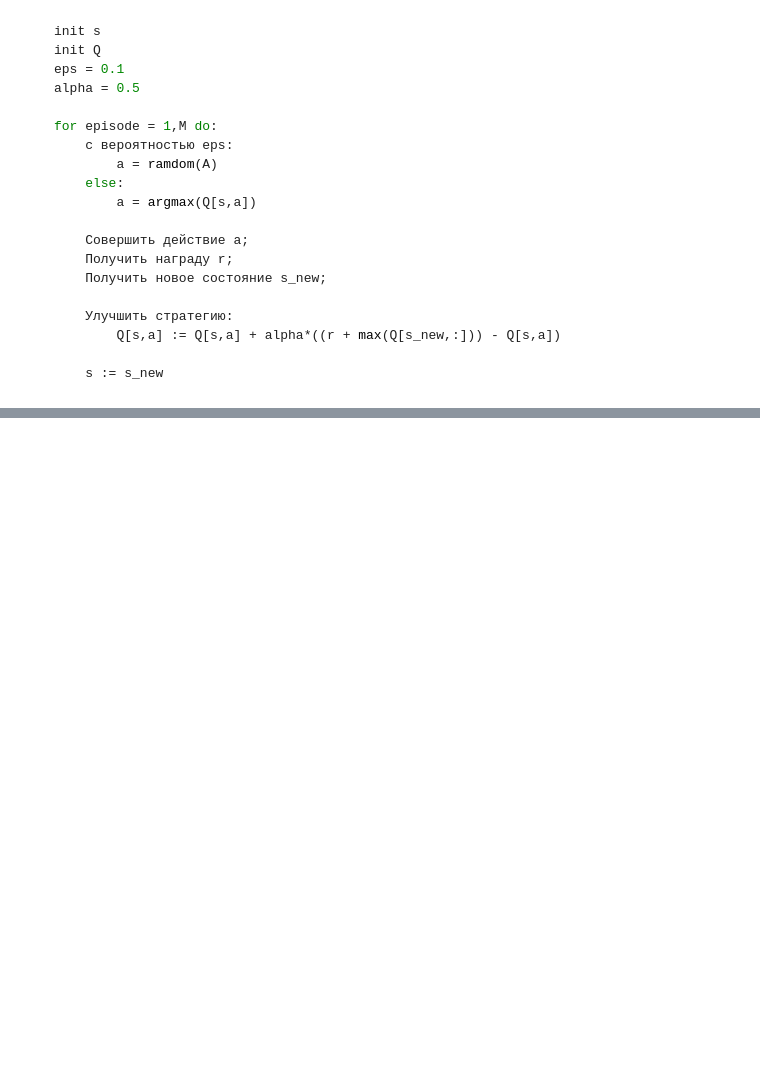
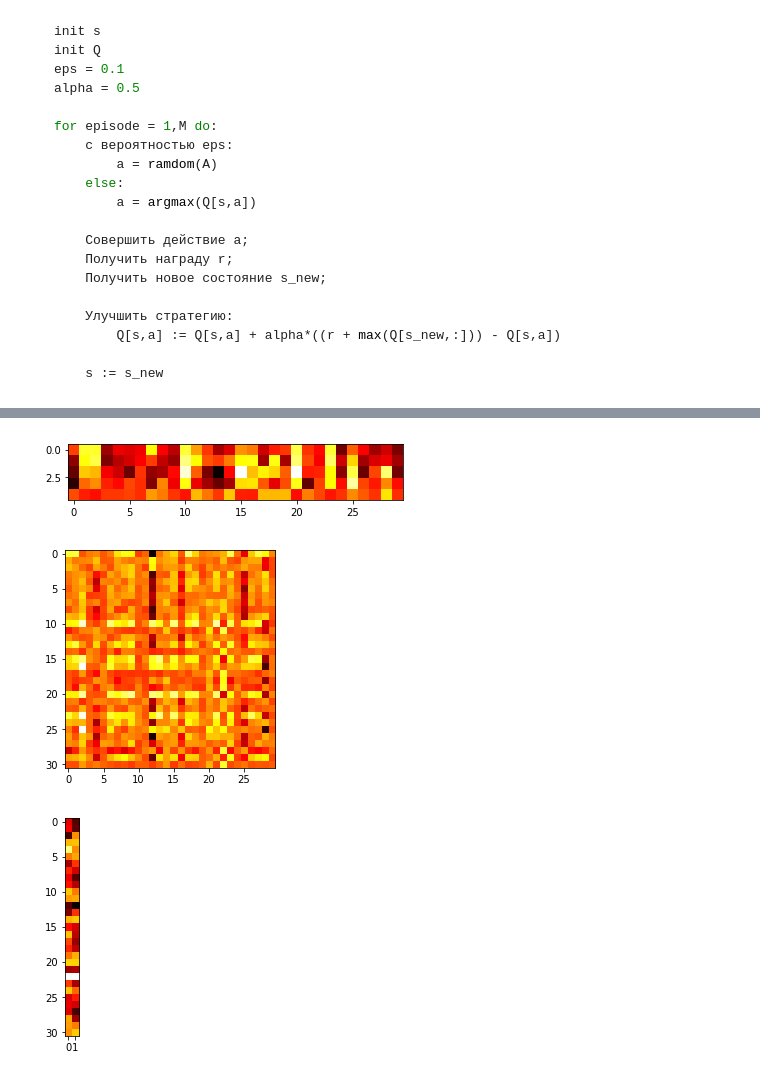
Before and after one commit to evgps/RL_seminar, a Jupyter notebook: Q_seminar.ipynb, the cells around one changed output, grey strips where cells are left out. Saved outputs shown, nothing was run; the diff lists cells and outputs as text; code cells hidden in the pictures; blank space fills up the shorter version.

```diff
--- a/Q_seminar.ipynb
+++ b/Q_seminar.ipynb
@@ -355,9 +465,7 @@ class DeepQ:
         # Отвечает за баланс исследование-использование (exploration vs expluatation)
         # С вероятностью epsilon случайное действие, 1-epsilon - argmax(Q)
         if random.random() < self.epsilon:
-            minQ = min(q); mag = max(abs(minQ), abs(maxQ))
-            q = [q[i] + random.random() * mag - .5 * mag for i in range(len(self.actions))]
-            maxQ = max(q)
+            return random.choice(self.actions)
 
         count = q.count(maxQ)
 
@@ -422,48 +530,48 @@ env = gym.make('CartPole-v1')
 goal_average_steps = 475
 goal_number_of_steps = 500
 
-# env = gym.wrappers.Monitor(env, '/tmp/cartpole-experiment-1', force=True)
 
 mem_size = 1024
 gamma = 0.99
-learning_rate = 0.00525
+learning_rate = 0.01
 epsilon = 0.1
 
 batch_size  = 256
 learn_step = 256
 last_reward = np.ndarray(0)
 state = env.reset().ravel()
+env = gym.wrappers.Monitor(env, '/tmp/cartpole-experiment-1', force=True)
 # Инициализация глубокого Q-learning
-qlearn = DeepQ(state.shape[0], env.action_space.n, mem_size, gamma, learning_rate, epsilon, batch_size)
+dqlearn = DeepQ(state.shape[0], env.action_space.n, mem_size, gamma, learning_rate, epsilon, batch_size)
 
-for i_episode in xrange(3000):
+for i_episode in range(3000):
     state = env.reset().ravel()
     cum_reward = 0
-    for t in xrange(goal_number_of_steps):
+    for t in range(goal_number_of_steps):
 #         можно смотреть, как агент учится
-        if i_episode % 100 == 0:
-            env.render()
+#         if (i_episode % 100 == 0):
+#             env.render()
 
         # в соответствии с политикой выберем действие
-        action = qlearn.chooseAction(state)
+        action = dqlearn.chooseAction(state)
 
         # получим новое наблюдение, награду, метку конца эпизода
         new_state, reward, is_done, info = env.step(action)
         new_state = new_state.ravel()
         cum_reward += reward
         if not(is_done):
-            qlearn.remember((state, action, reward, new_state, is_done))
+            dqlearn.remember((state, action, reward, new_state, is_done))
             state = new_state
         else:
         # штраф за поражение
             reward = -200
-            qlearn.remember((state, action, reward, new_state, is_done))
+            dqlearn.remember((state, action, reward, new_state, is_done))
             last_reward = np.append(last_reward, cum_reward)
             break
 
-    if qlearn.global_i > learn_step:
-#         print(qlearn.global_i)
-        qlearn.learn()
+    if dqlearn.global_i > learn_step:
+#         print(dqlearn.global_i)
+        dqlearn.learn()
     print("episode: {}, score: {}, 30-mean: {:0.1f}".format(i_episode, t, last_reward[-30:].mean()))
     if (last_reward[-100:].mean() > goal_average_steps):
         print ("Win!")
@@ -474,3 +664,19 @@ env.close()
+# %%
+from keras.utils import plot_model
+learned_model = dqlearn.model
+# plot_model(learned_model)
+
+
+for layer in learned_model.layers:
+    weights = layer.get_weights() # list of numpy arrays
+    if len(weights) > 1:
+        out = np.vstack(weights)
+        plt.imshow(out, cmap='hot', interpolation='nearest')
+        plt.show()
+# %% [output]
+[figure, added]
+[figure, added]
+[figure, added]
 # %%
 w = 15
 plt.plot(last_reward)
```
Also changed, not shown: parts of 15 cells of this notebook, 1 other file.
